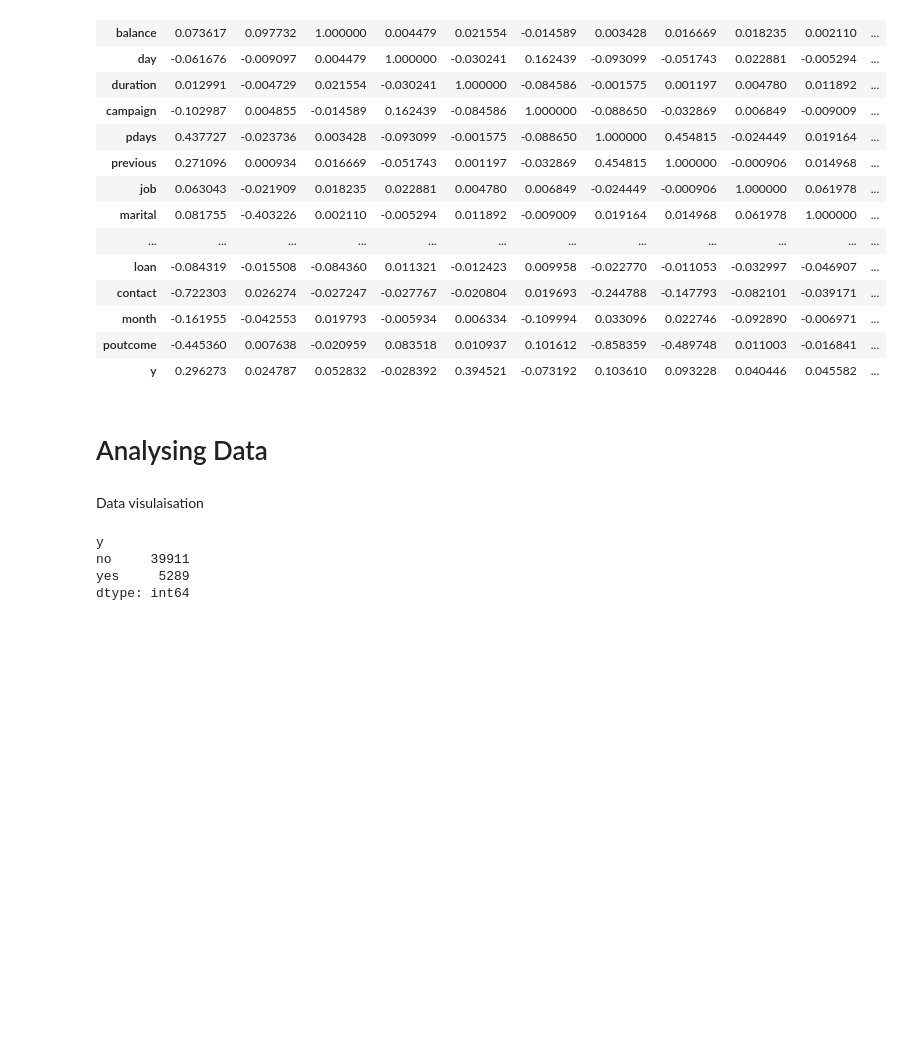
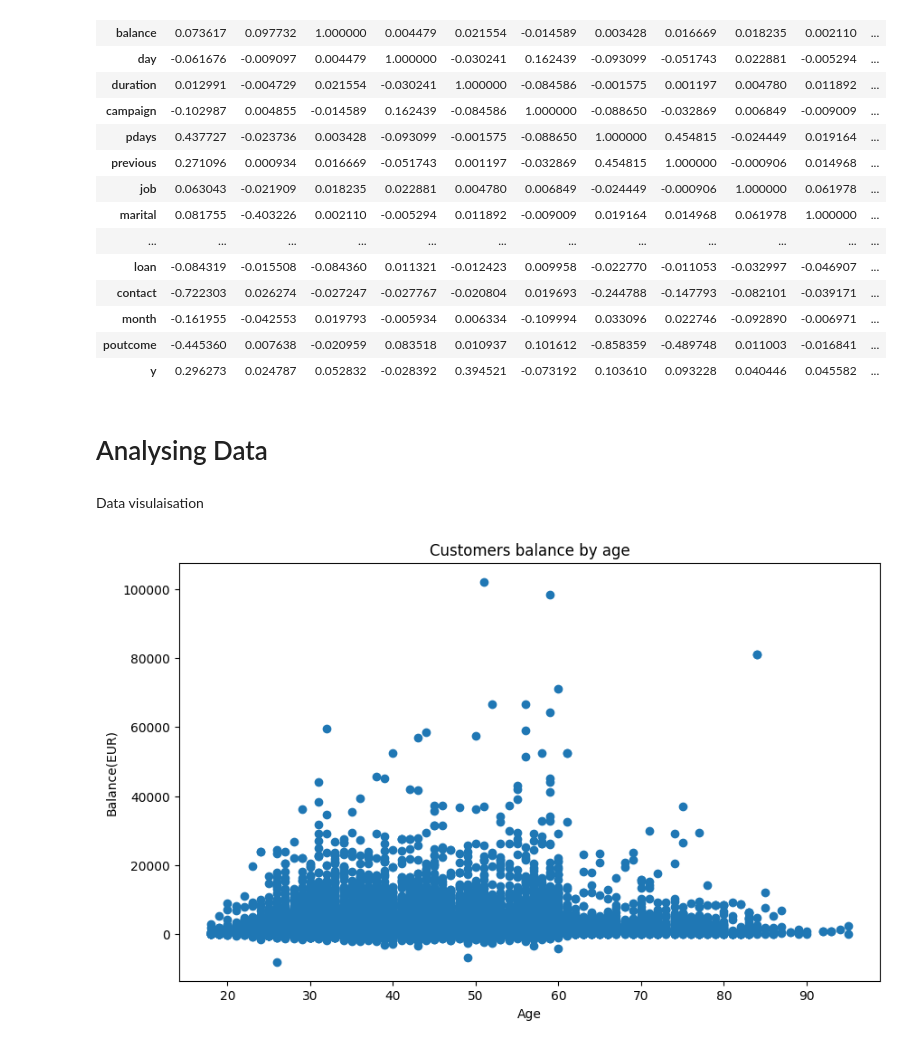
Before and after one commit to Ayomide-ola/UCDPA_Ayomide, a Jupyter notebook: predict term deposit project.ipynb, the cells around one changed output. Cells and saved outputs as stored; diff of their text form; code cells hidden in the pictures; blank space fills up the shorter version.

```diff
--- a/predict term deposit project.ipynb
+++ b/predict term deposit project.ipynb
@@ -623,10 +606,3 @@ all_merge.corr()
 # Analysing Data
 # %% [markdown]
 Data visulaisation
-# %%
-predic_f.groupby("y").size() # Number of row count in column 'y'. 39911; yes and 5289;No; 39911
-# %% [output]
-y
-no     39911
-yes     5289
-dtype: int64
@@ -635,0 +609,13 @@ dtype: int64
+# %%
+plt.scatter(all_merge['age'],all_merge['balance'])
+#plt.plot(austin['DATE'],austin['MLY-CLDD-BASE50'])
+
+plt.xlabel('Age')
+plt.ylabel('Balance(EUR)')
+plt.title('Customers balance by age')
+plt.show()
+#all_merge.plot(kind = 'scatter', x = 'age', y = 'balance')
+#plt.show()
+# Insight: Mojority of the customers age(18_ 120)years have their account balance between (0-20,000) euros
+# %% [output]
+[figure, added]
```
Also changed, not shown: parts of 5 cells of this notebook.
